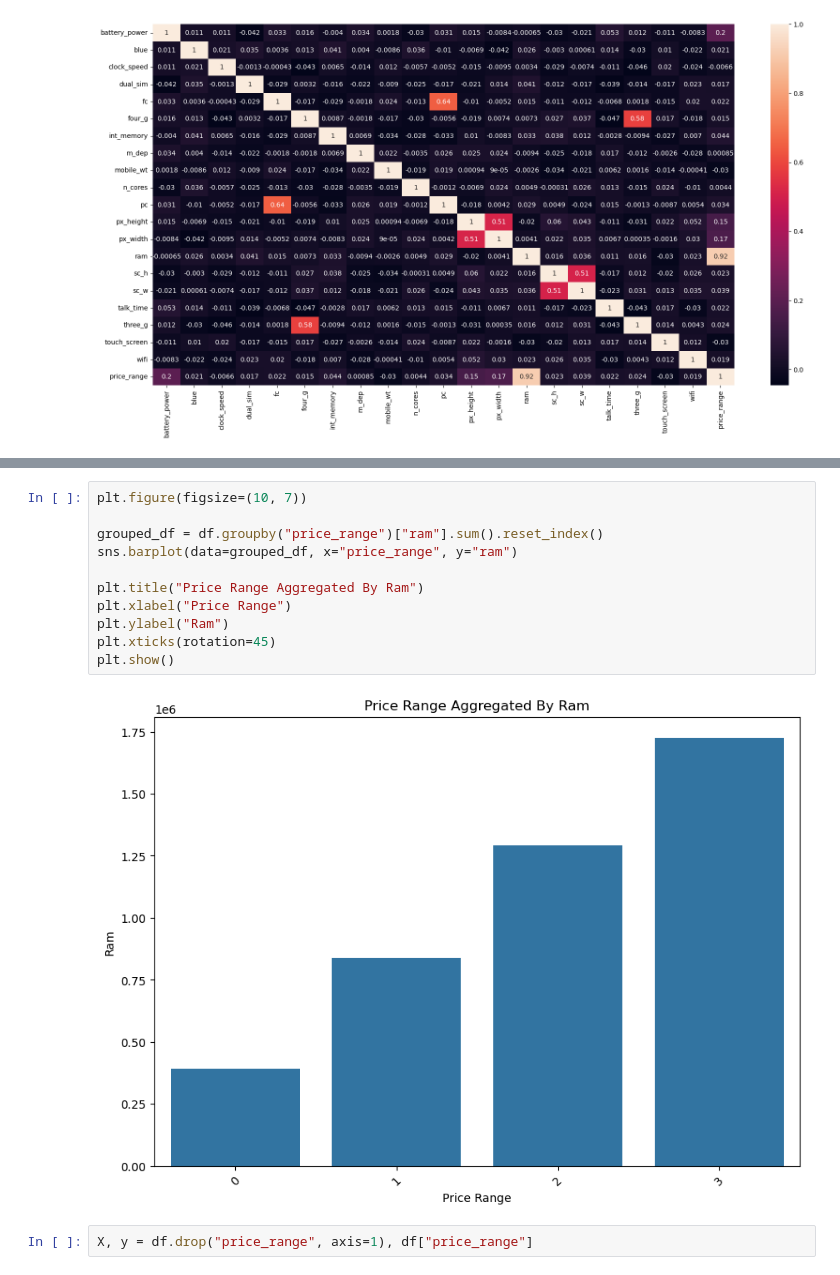
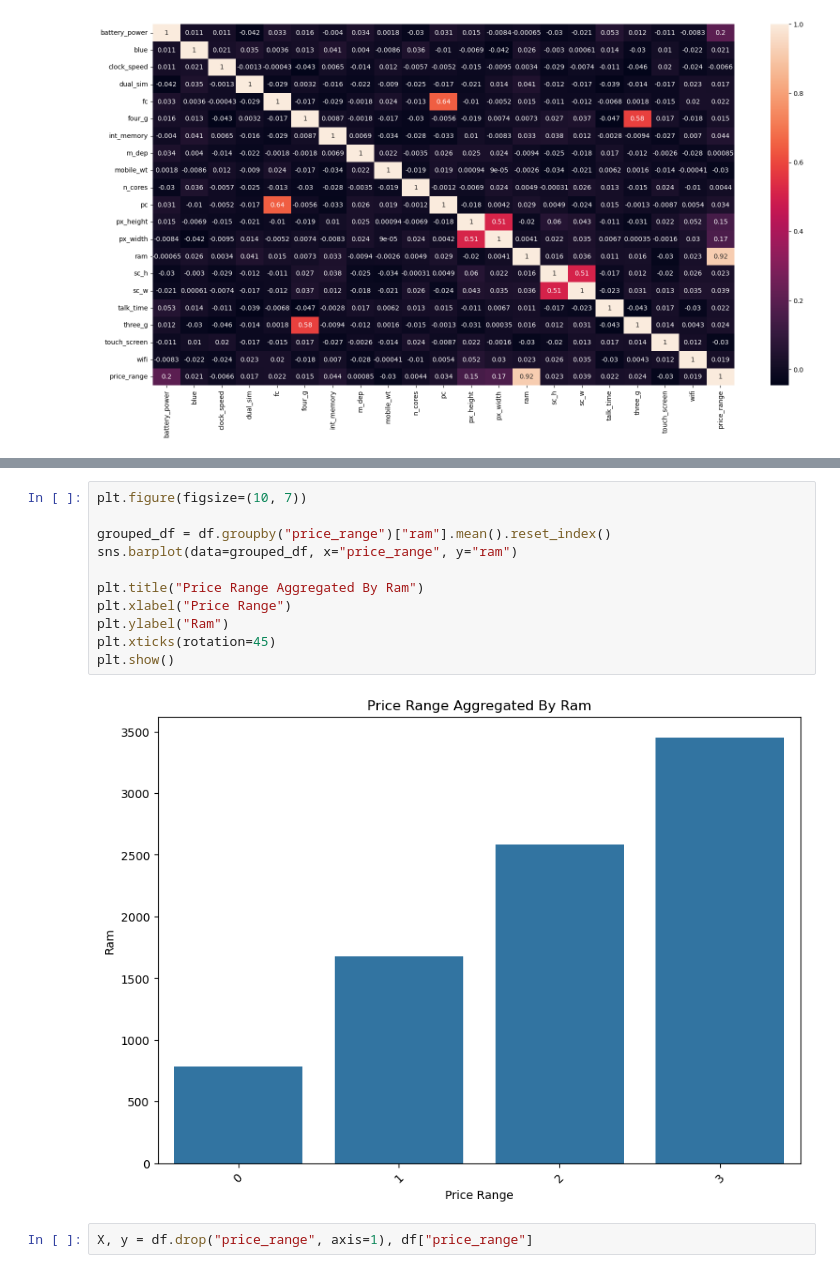
Before and after one commit to MaukanMir/Sagemaker-Mobile-Classification, a Jupyter notebook: sagemaker.ipynb, the cells around one changed output, grey strips where cells are left out. Cells and saved outputs as stored; diff of their text form.

```diff
--- a/sagemaker.ipynb
+++ b/sagemaker.ipynb
@@ -121,16 +135,16 @@ sns.heatmap(data=relations, annot=True)
 # %%
 plt.figure(figsize=(10, 7))
 
-grouped_df = df.groupby("price_range")["ram"].sum().reset_index()
+grouped_df = df.groupby("price_range")["ram"].mean().reset_index()
 sns.barplot(data=grouped_df, x="price_range", y="ram")
 
 plt.title("Price Range Aggregated By Ram")
 plt.xlabel("Price Range")
 plt.ylabel("Ram")
 plt.xticks(rotation=45)
 plt.show()
 # %% [output]
-[figure, old version]
+[figure, new version]
 # %%
 X, y = df.drop("price_range", axis=1), df["price_range"]
 # %%
```
Also changed, not shown: parts of 1 cell of this notebook.
